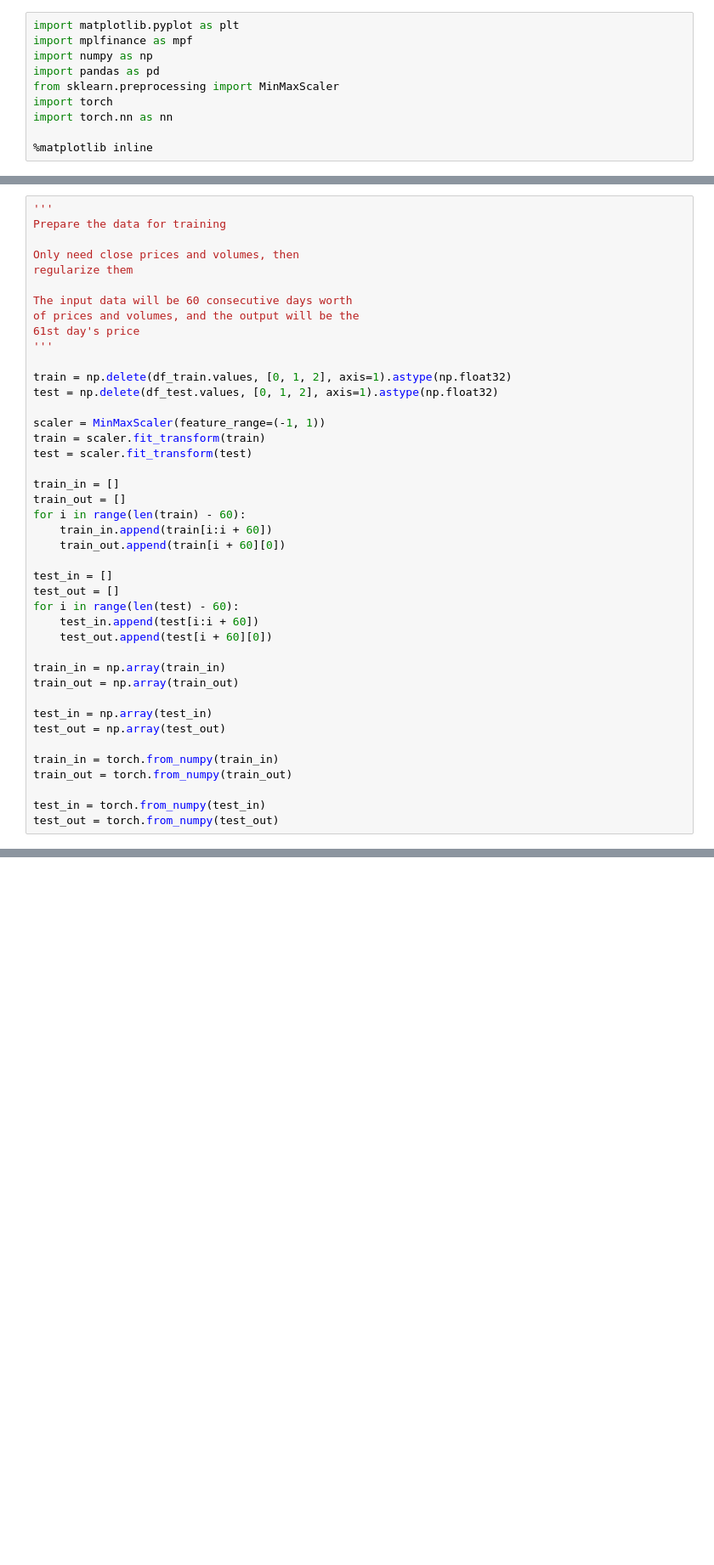
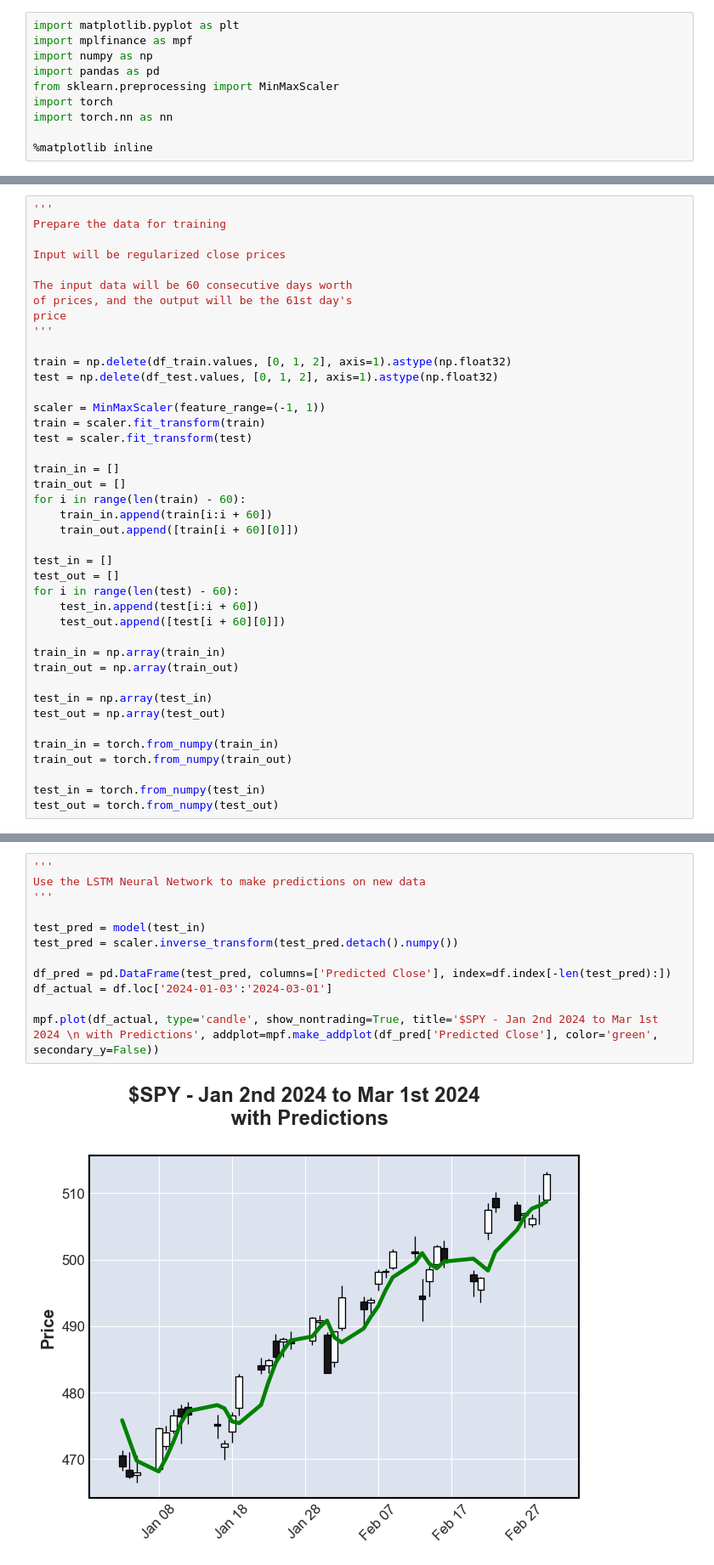
Before and after one commit to AnsorK/SPY-Predictor, a Jupyter notebook: model.ipynb, the cells around one changed output, grey strips where cells are left out. Shown: that part at 85% size. Drawn from its saved outputs; the diff is of its cells as text; blank space fills up the shorter version.

Commit message:
Updated everything and finished the model. Also showed predictions.

```diff
--- a/model.ipynb
+++ b/model.ipynb
@@ -30,12 +30,11 @@ mpf.plot(df_train, type='candle', volume=True, show_nontrading=True, title='$SPY
 '''
 Prepare the data for training
 
-Only need close prices and volumes, then
-regularize them
+Input will be regularized close prices
 
 The input data will be 60 consecutive days worth
-of prices and volumes, and the output will be the
-61st day's price
+of prices, and the output will be the 61st day's
+price
 '''
 
 train = np.delete(df_train.values, [0, 1, 2], axis=1).astype(np.float32)
@@ -49,13 +48,13 @@ train_in = []
 train_out = []
 for i in range(len(train) - 60):
     train_in.append(train[i:i + 60])
-    train_out.append(train[i + 60][0])
+    train_out.append([train[i + 60][0]])
 
 test_in = []
 test_out = []
 for i in range(len(test) - 60):
     test_in.append(test[i:i + 60])
-    test_out.append(test[i + 60][0])
+    test_out.append([test[i + 60][0]])
 
 train_in = np.array(train_in)
 train_out = np.array(train_out)
@@ -127,0 +121,14 @@ plt.show()
+# %%
+'''
+Use the LSTM Neural Network to make predictions on new data
+'''
+
+test_pred = model(test_in)
+test_pred = scaler.inverse_transform(test_pred.detach().numpy())
+
+df_pred = pd.DataFrame(test_pred, columns=['Predicted Close'], index=df.index[-len(test_pred):])
+df_actual = df.loc['2024-01-03':'2024-03-01']
+
+mpf.plot(df_actual, type='candle', show_nontrading=True, title='$SPY - Jan 2nd 2024 to Mar 1st 2024 \n with Predictions', addplot=mpf.make_addplot(df_pred['Predicted Close'], color='green', secondary_y=False))
+# %% [output]
+[figure, added]
```
Also changed, not shown: parts of 2 cells of this notebook, 5 other files.
